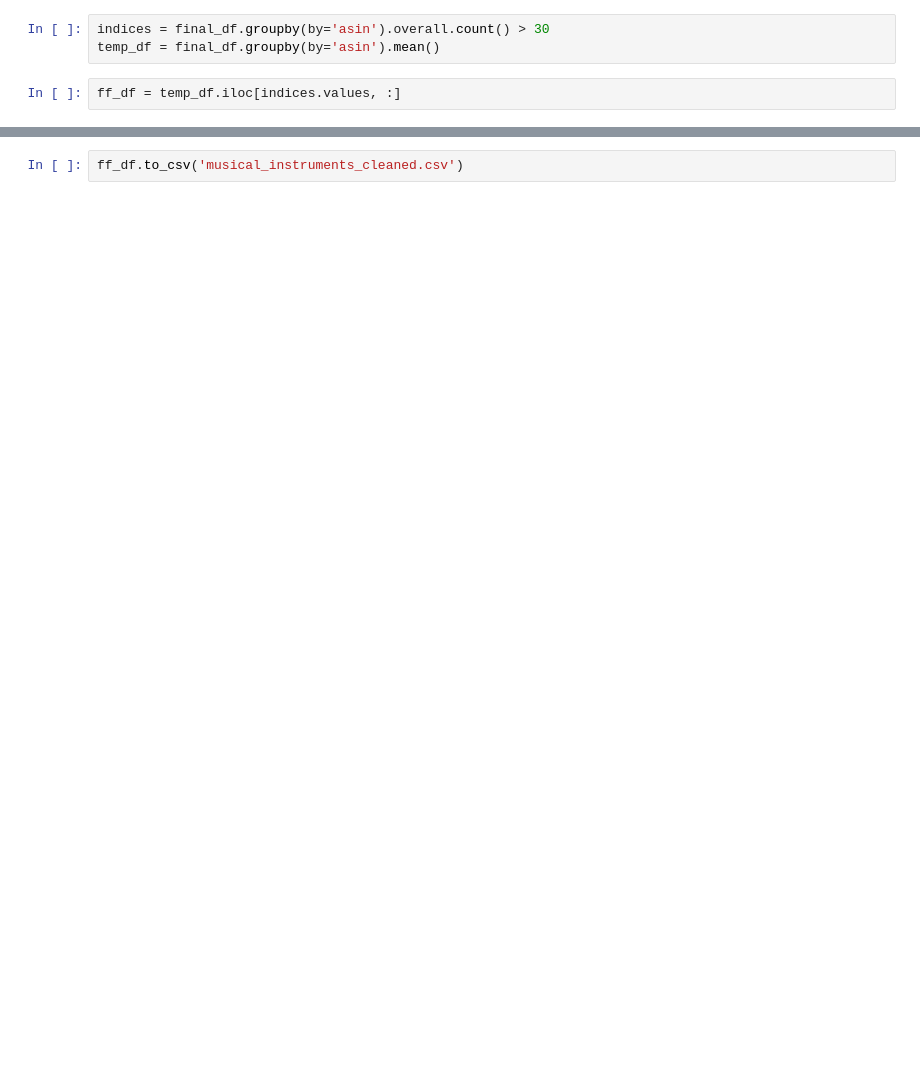
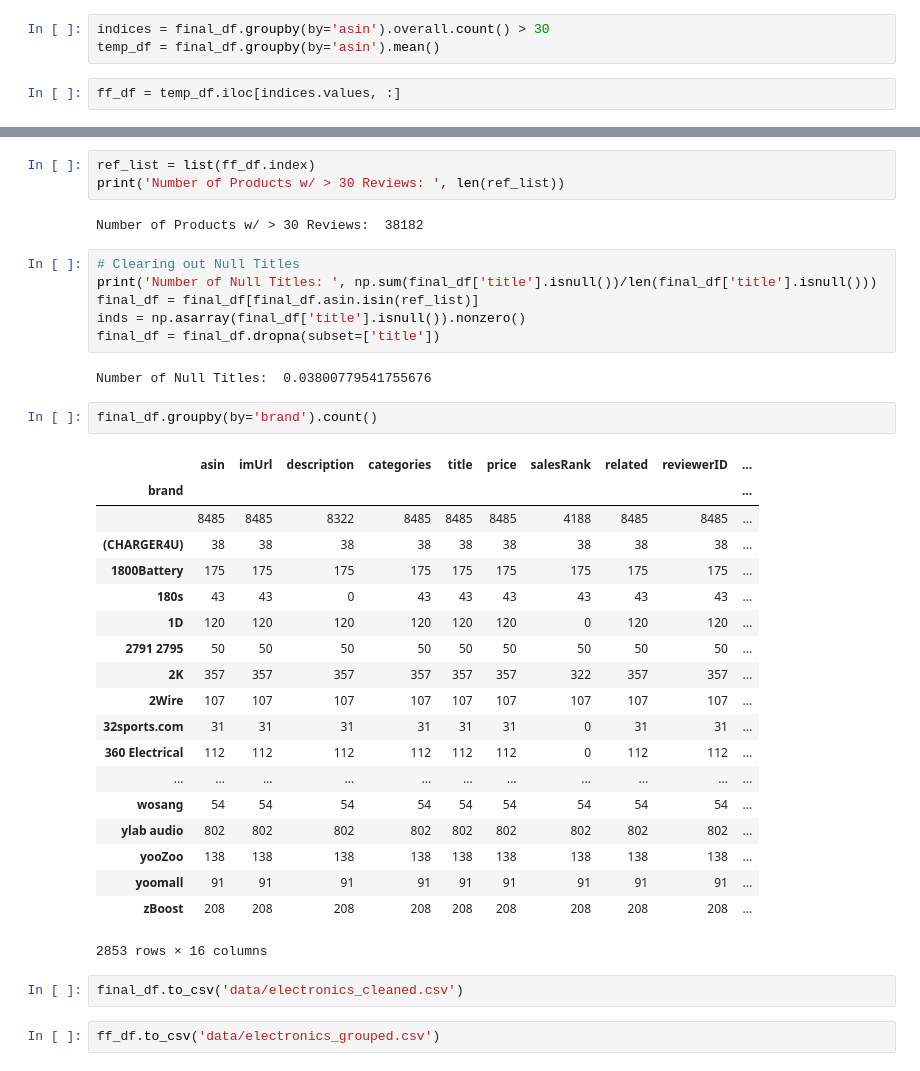
Before and after one commit to NicholasStern/Stat139_Final_Project, a Jupyter notebook: amazon_load.ipynb, the cells around one changed output, grey strips where cells are left out. Cells and saved outputs as stored; diff of their text form; blank space fills up the shorter version.

```diff
--- a/amazon_load.ipynb
+++ b/amazon_load.ipynb
@@ -109,2 +124,39 @@ Text(0.5,1,'Rating Distribution')
+# %%
+ref_list = list(ff_df.index)
+print('Number of Products w/ > 30 Reviews: ', len(ref_list))
+# %% [output]
+Number of Products w/ > 30 Reviews:  38182
+# %%
+# Clearing out Null Titles
+print('Number of Null Titles: ', np.sum(final_df['title'].isnull())/len(final_df['title'].isnull()))
+final_df = final_df[final_df.asin.isin(ref_list)]
+inds = np.asarray(final_df['title'].isnull()).nonzero()
+final_df = final_df.dropna(subset=['title'])
+# %% [output]
+Number of Null Titles:  0.03800779541755676
+# %%
+final_df.groupby(by='brand').count()
+# %% [output]
+|  | asin | imUrl | description | categories | title | price | salesRank | related | reviewerID | ... |
+| brand |  |  |  |  |  |  |  |  |  | ... |
+|  | 8485 | 8485 | 8322 | 8485 | 8485 | 8485 | 4188 | 8485 | 8485 | ... |
+| (CHARGER4U) | 38 | 38 | 38 | 38 | 38 | 38 | 38 | 38 | 38 | ... |
+| 1800Battery | 175 | 175 | 175 | 175 | 175 | 175 | 175 | 175 | 175 | ... |
+| 180s | 43 | 43 | 0 | 43 | 43 | 43 | 43 | 43 | 43 | ... |
+| 1D | 120 | 120 | 120 | 120 | 120 | 120 | 0 | 120 | 120 | ... |
+| 2791 2795 | 50 | 50 | 50 | 50 | 50 | 50 | 50 | 50 | 50 | ... |
+| 2K | 357 | 357 | 357 | 357 | 357 | 357 | 322 | 357 | 357 | ... |
+| 2Wire | 107 | 107 | 107 | 107 | 107 | 107 | 107 | 107 | 107 | ... |
+| 32sports.com | 31 | 31 | 31 | 31 | 31 | 31 | 0 | 31 | 31 | ... |
+| 360 Electrical | 112 | 112 | 112 | 112 | 112 | 112 | 0 | 112 | 112 | ... |
+| ... | ... | ... | ... | ... | ... | ... | ... | ... | ... | ... |
+| wosang | 54 | 54 | 54 | 54 | 54 | 54 | 54 | 54 | 54 | ... |
+| ylab audio | 802 | 802 | 802 | 802 | 802 | 802 | 802 | 802 | 802 | ... |
+| yooZoo | 138 | 138 | 138 | 138 | 138 | 138 | 138 | 138 | 138 | ... |
+| yoomall | 91 | 91 | 91 | 91 | 91 | 91 | 91 | 91 | 91 | ... |
+| zBoost | 208 | 208 | 208 | 208 | 208 | 208 | 208 | 208 | 208 | ... |
+2853 rows × 16 columns
+# %%
+final_df.to_csv('data/electronics_cleaned.csv')
 # %%
-ff_df.to_csv('musical_instruments_cleaned.csv')
+ff_df.to_csv('data/electronics_grouped.csv')
```
Also changed, not shown: parts of 12 cells of this notebook, 7 other files.
